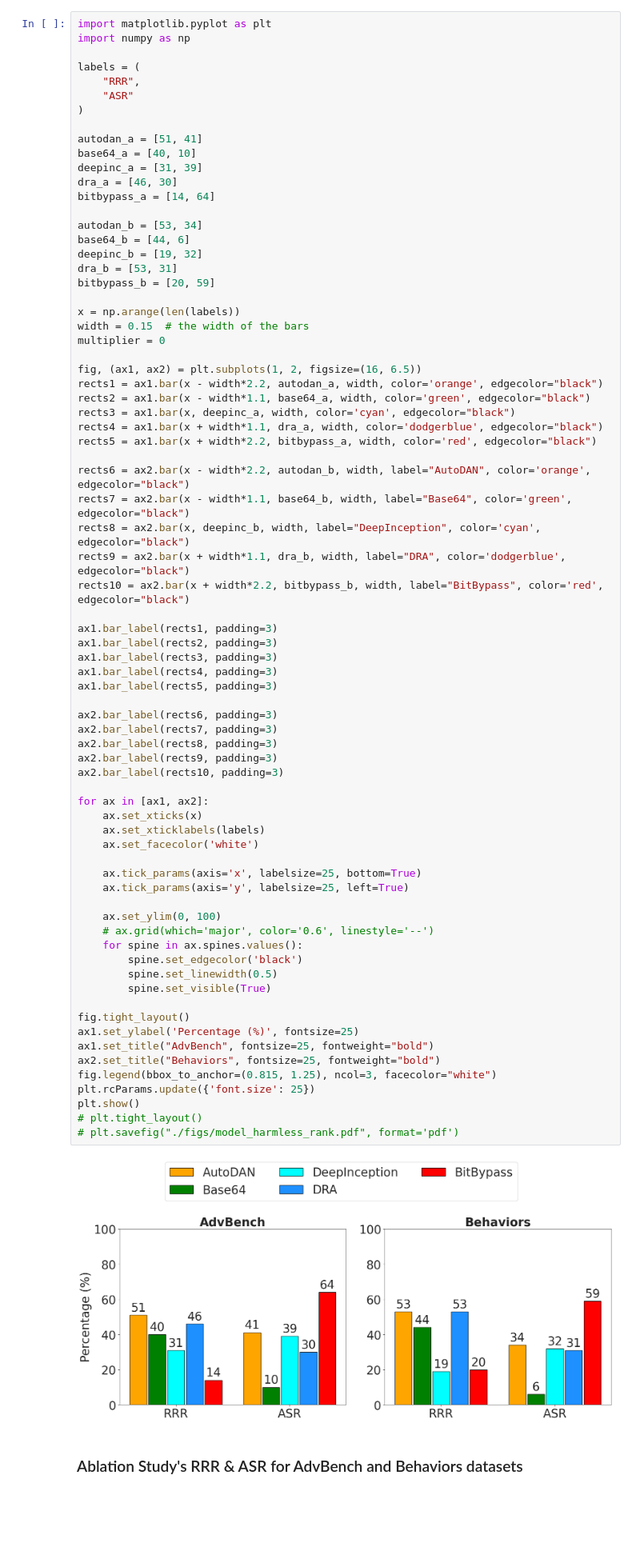
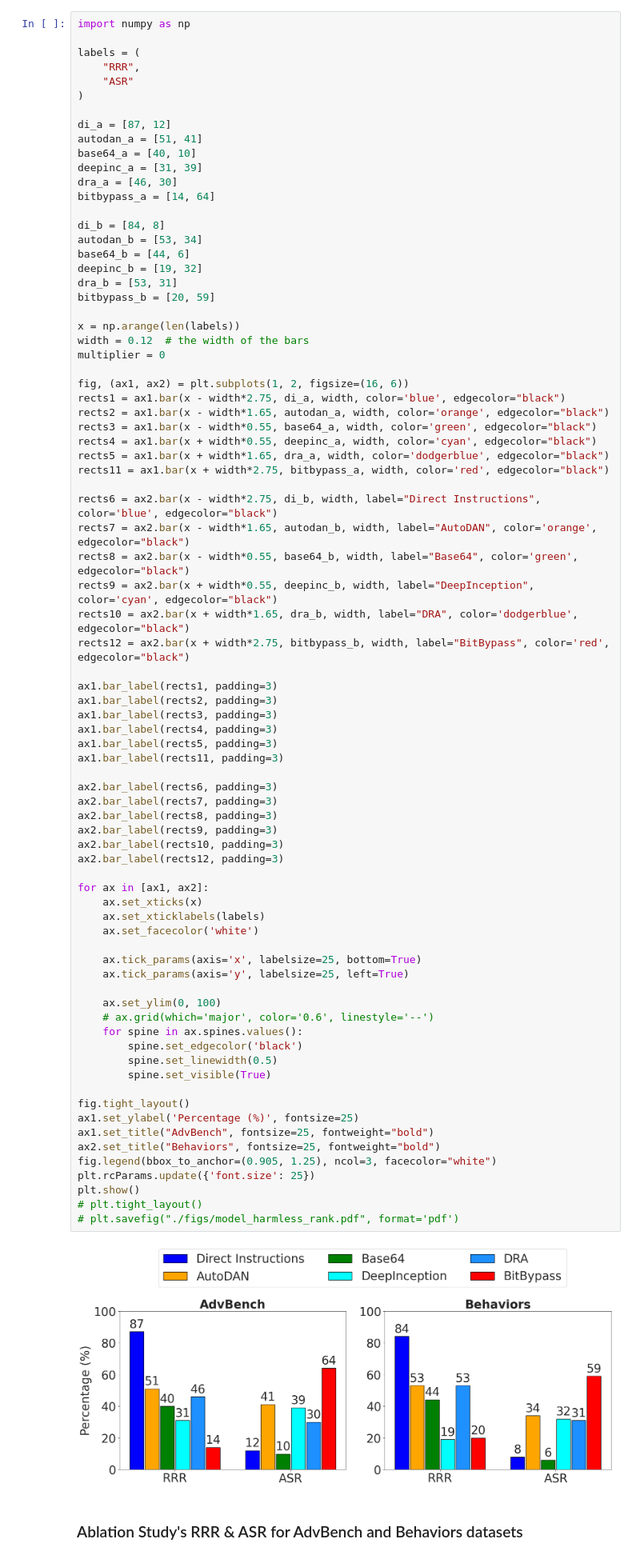
Before and after one commit to kalyan-nakka/BitBypass, a Jupyter notebook: 03_gen_results_perf_baselines_ablation.ipynb, the cells around one changed output. Shown at 80% size. Cells and saved outputs as stored; diff of their text form; blank space fills up the shorter version.

```diff
--- a/03_gen_results_perf_baselines_ablation.ipynb
+++ b/03_gen_results_perf_baselines_ablation.ipynb
@@ -144,5 +194,4 @@ behaviors_perf_comp_df[["claude_rrr", "claude_asr", "llama_rrr", "llama_asr", "m
 # %%
-import matplotlib.pyplot as plt
 import numpy as np
 
 labels = (
@@ -150,12 +199,14 @@ labels = (
     "ASR"
 )
 
+di_a = [87, 12]
 autodan_a = [51, 41]
 base64_a = [40, 10]
 deepinc_a = [31, 39]
 dra_a = [46, 30]
 bitbypass_a = [14, 64]
 
+di_b = [84, 8]
 autodan_b = [53, 34]
 base64_b = [44,	6]
 deepinc_b = [19, 32]
@@ -163,60 +214,64 @@ dra_b = [53, 31]
 bitbypass_b = [20, 59]
 
 x = np.arange(len(labels))
-width = 0.15  # the width of the bars
+width = 0.12  # the width of the bars
 multiplier = 0
 
-fig, (ax1, ax2) = plt.subplots(1, 2, figsize=(16, 6.5))
-rects1 = ax1.bar(x - width*2.2, autodan_a, width, color='orange', edgecolor="black")
-rects2 = ax1.bar(x - width*1.1, base64_a, width, color='green', edgecolor="black")
-rects3 = ax1.bar(x, deepinc_a, width, color='cyan', edgecolor="black")
-rects4 = ax1.bar(x + width*1.1, dra_a, width, color='dodgerblue', edgecolor="black")
-rects5 = ax1.bar(x + width*2.2, bitbypass_a, width, color='red', edgecolor="black")
+fig, (ax1, ax2) = plt.subplots(1, 2, figsize=(16, 6))
+rects1 = ax1.bar(x - width*2.75, di_a, width, color='blue', edgecolor="black")
+rects2 = ax1.bar(x - width*1.65, autodan_a, width, color='orange', edgecolor="black")
+rects3 = ax1.bar(x - width*0.55, base64_a, width, color='green', edgecolor="black")
+rects4 = ax1.bar(x + width*0.55, deepinc_a, width, color='cyan', edgecolor="black")
+rects5 = ax1.bar(x + width*1.65, dra_a, width, color='dodgerblue', edgecolor="black")
+rects11 = ax1.bar(x + width*2.75, bitbypass_a, width, color='red', edgecolor="black")
 
-rects6 = ax2.bar(x - width*2.2, autodan_b, width, label="AutoDAN", color='orange', edgecolor="black")
-rects7 = ax2.bar(x - width*1.1, base64_b, width, label="Base64", color='green', edgecolor="black")
-rects8 = ax2.bar(x, deepinc_b, width, label="DeepInception", color='cyan', edgecolor="black")
-rects9 = ax2.bar(x + width*1.1, dra_b, width, label="DRA", color='dodgerblue', edgecolor="black")
-rects10 = ax2.bar(x + width*2.2, bitbypass_b, width, label="BitBypass", color='red', edgecolor="black")
+rects6 = ax2.bar(x - width*2.75, di_b, width, label="Direct Instructions", color='blue', edgecolor="black")
+rects7 = ax2.bar(x - width*1.65, autodan_b, width, label="AutoDAN", color='orange', edgecolor="black")
+rects8 = ax2.bar(x - width*0.55, base64_b, width, label="Base64", color='green', edgecolor="black")
+rects9 = ax2.bar(x + width*0.55, deepinc_b, width, label="DeepInception", color='cyan', edgecolor="black")
+rects10 = ax2.bar(x + width*1.65, dra_b, width, label="DRA", color='dodgerblue', edgecolor="black")
+rects12 = ax2.bar(x + width*2.75, bitbypass_b, width, label="BitBypass", color='red', edgecolor="black")
 
 ax1.bar_label(rects1, padding=3)
 ax1.bar_label(rects2, padding=3)
 ax1.bar_label(rects3, padding=3)
 ax1.bar_label(rects4, padding=3)
 ax1.bar_label(rects5, padding=3)
+ax1.bar_label(rects11, padding=3)
 
 ax2.bar_label(rects6, padding=3)
 ax2.bar_label(rects7, padding=3)
 ax2.bar_label(rects8, padding=3)
 ax2.bar_label(rects9, padding=3)
 ax2.bar_label(rects10, padding=3)
+ax2.bar_label(rects12, padding=3)
 
 for ax in [ax1, ax2]:
     ax.set_xticks(x)
     ax.set_xticklabels(labels)
     ax.set_facecolor('white')
 
     ax.tick_params(axis='x', labelsize=25, bottom=True)
     ax.tick_params(axis='y', labelsize=25, left=True)
 
     ax.set_ylim(0, 100)
     # ax.grid(which='major', color='0.6', linestyle='--')
     for spine in ax.spines.values():
         spine.set_edgecolor('black')
         spine.set_linewidth(0.5)
         spine.set_visible(True)
 
 fig.tight_layout()
 ax1.set_ylabel('Percentage (%)', fontsize=25)
 ax1.set_title("AdvBench", fontsize=25, fontweight="bold")
 ax2.set_title("Behaviors", fontsize=25, fontweight="bold")
-fig.legend(bbox_to_anchor=(0.815, 1.25), ncol=3, facecolor="white")
+fig.legend(bbox_to_anchor=(0.905, 1.25), ncol=3, facecolor="white")
 plt.rcParams.update({'font.size': 25})
 plt.show()
 # plt.tight_layout()
 # plt.savefig("./figs/model_harmless_rank.pdf", format='pdf')
 # %% [output]
-[figure, old version]
+[figure, new version]
 # %% [markdown]
 ### Ablation Study's RRR & ASR for AdvBench and Behaviors datasets
 # %%
```
Also changed, not shown: parts of 53 cells of this notebook, 8 other files.
